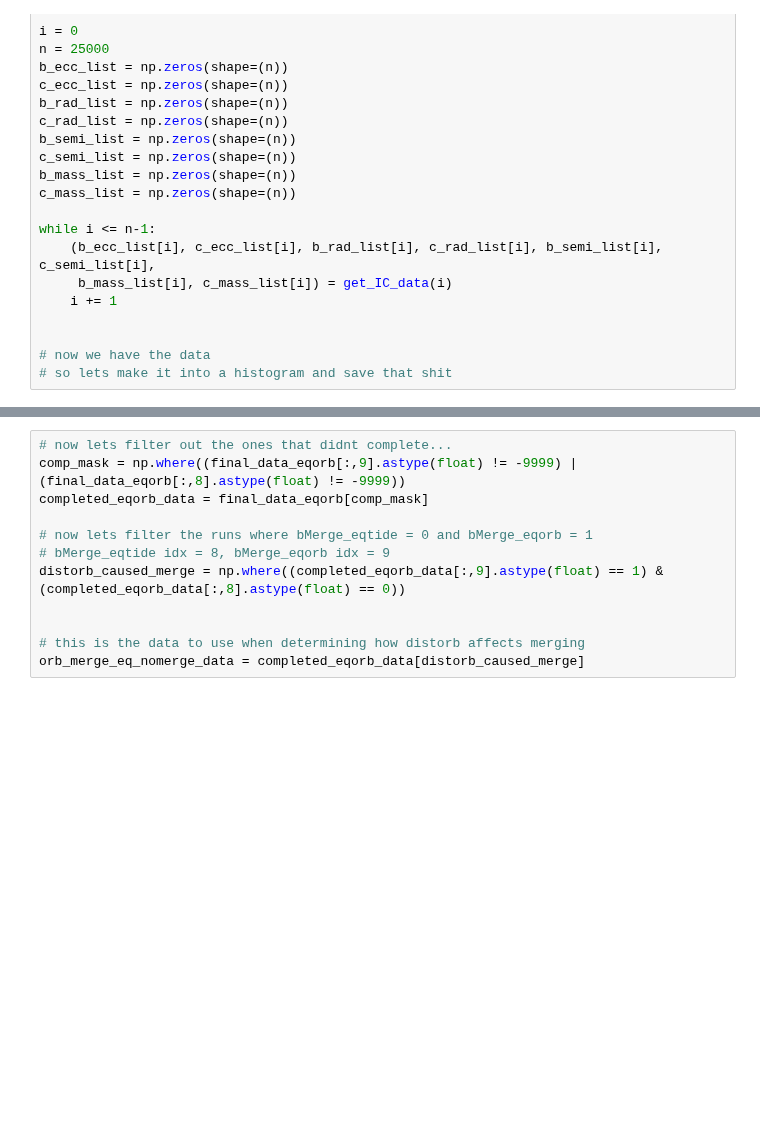
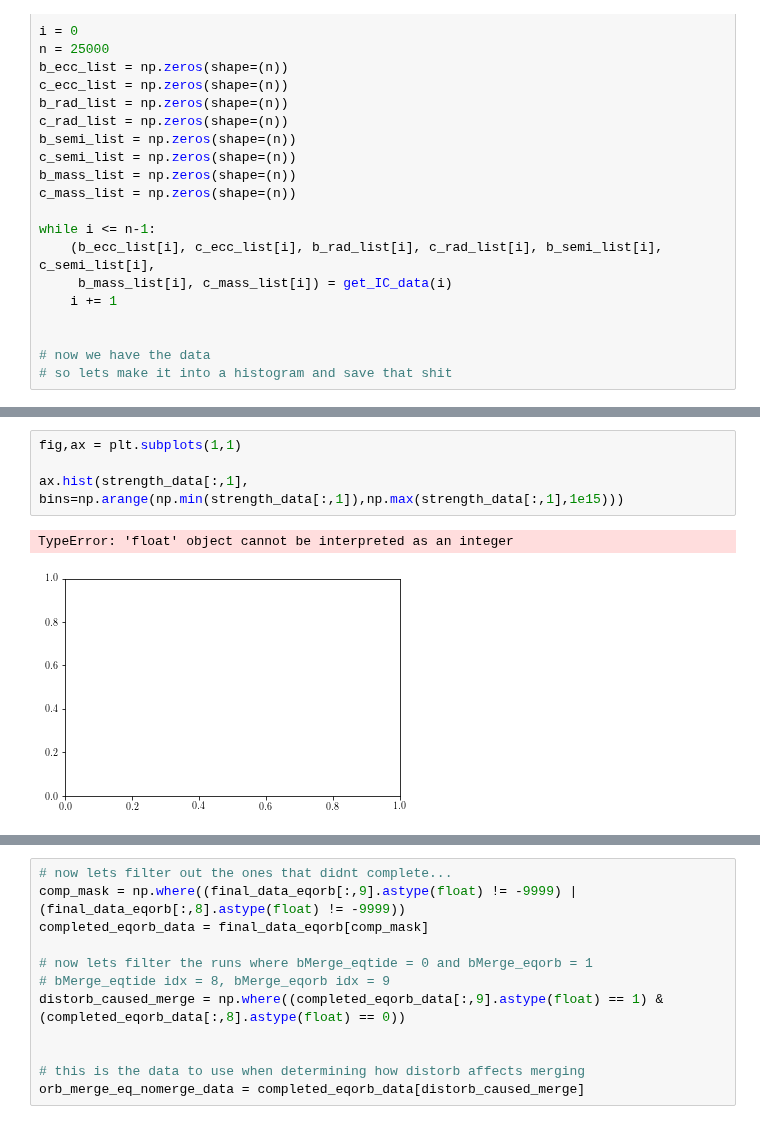
Before and after one commit to dm1681/Merging_Perts, a Jupyter notebook: Research/Merging_Perts/fig_gen.ipynb, the cells around one changed output, grey strips where cells are left out. Saved outputs shown, nothing was run; the diff lists cells and outputs as text; blank space fills up the shorter version.

```diff
--- a/Research/Merging_Perts/fig_gen.ipynb
+++ b/Research/Merging_Perts/fig_gen.ipynb
@@ -431,2 +499,9 @@ Fetching data for Eqtide+Atmesc runs...
+# %%
+fig,ax = plt.subplots(1,1)
+
+ax.hist(strength_data[:,1], bins=np.arange(np.min(strength_data[:,1]),np.max(strength_data[:,1],1e15)))
+# %% [output]
+TypeError: 'float' object cannot be interpreted as an integer
+[figure, added]
 # %%
 # for eq_only
```
Also changed, not shown: parts of 20 cells of this notebook, 9 other files.
